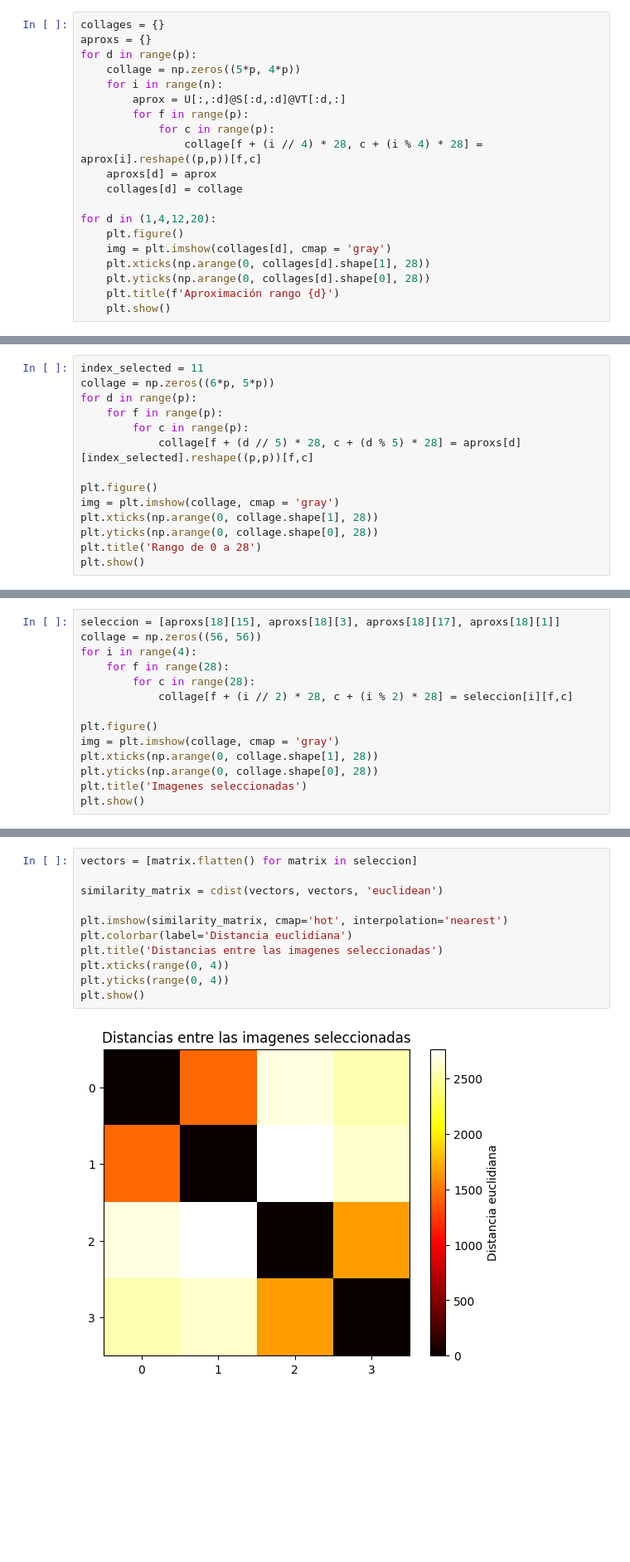
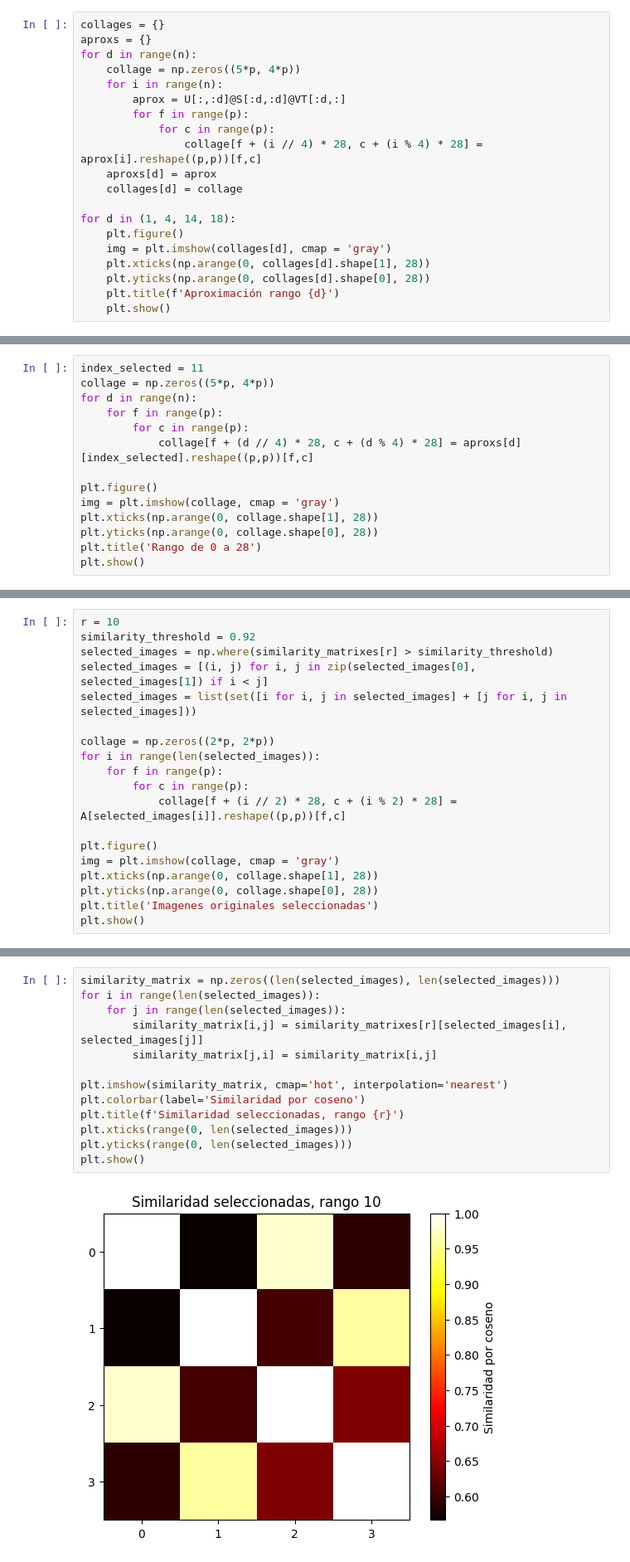
Before and after one commit to BrunoDC-dev/Metodos-numericos-2, a Jupyter notebook: TP3/p2.ipynb, the cells around one changed output, grey strips where cells are left out. Shown at 83% size. Cells and saved outputs as stored; diff of their text form; blank space fills up the shorter version.

```diff
--- a/TP3/p2.ipynb
+++ b/TP3/p2.ipynb
@@ -47,7 +47,7 @@ plt.show()
 # %%
 collages = {}
 aproxs = {}
-for d in range(p):
+for d in range(n):
     collage = np.zeros((5*p, 4*p))
     for i in range(n):
         aprox = U[:,:d]@S[:d,:d]@VT[:d,:]
@@ -57,7 +57,7 @@ for d in range(p):
     aproxs[d] = aprox
     collages[d] = collage
 
-for d in (1,4,12,20):
+for d in (1, 4, 14, 18):
     plt.figure()
     img = plt.imshow(collages[d], cmap = 'gray')
     plt.xticks(np.arange(0, collages[d].shape[1], 28))
@@ -90,11 +90,11 @@ plt.show()
 [figure]
 # %%
 index_selected = 11
-collage = np.zeros((6*p, 5*p))
-for d in range(p):
+collage = np.zeros((5*p, 4*p))
+for d in range(n):
     for f in range(p):
         for c in range(p):
-            collage[f + (d // 5) * 28, c + (d % 5) * 28] = aproxs[d][index_selected].reshape((p,p))[f,c]
+            collage[f + (d // 4) * 28, c + (d % 4) * 28] = aproxs[d][index_selected].reshape((p,p))[f,c]
 
 plt.figure()
 img = plt.imshow(collage, cmap = 'gray')
@@ -134,15 +150,20 @@ for d in (1,5,25):
 # %%
-seleccion = [aproxs[18][15], aproxs[18][3], aproxs[18][17], aproxs[18][1]]
-collage = np.zeros((56, 56))
-for i in range(4):
-    for f in range(28):
-        for c in range(28):
-            collage[f + (i // 2) * 28, c + (i % 2) * 28] = seleccion[i][f,c]
+r = 10
+similarity_threshold = 0.92
+selected_images = np.where(similarity_matrixes[r] > similarity_threshold)
+selected_images = [(i, j) for i, j in zip(selected_images[0], selected_images[1]) if i < j]
+selected_images = list(set([i for i, j in selected_images] + [j for i, j in selected_images]))
+
+collage = np.zeros((2*p, 2*p))
+for i in range(len(selected_images)):
+    for f in range(p):
+        for c in range(p):
+            collage[f + (i // 2) * 28, c + (i % 2) * 28] = A[selected_images[i]].reshape((p,p))[f,c]
 
 plt.figure()
 img = plt.imshow(collage, cmap = 'gray')
 plt.xticks(np.arange(0, collage.shape[1], 28))
 plt.yticks(np.arange(0, collage.shape[0], 28))
-plt.title('Imagenes seleccionadas')
+plt.title('Imagenes originales seleccionadas')
 plt.show()
 # %% [output]
@@ -150,16 +171,18 @@ plt.show()
 # %%
-vectors = [matrix.flatten() for matrix in seleccion]
-
-similarity_matrix = cdist(vectors, vectors, 'euclidean')
+similarity_matrix = np.zeros((len(selected_images), len(selected_images)))
+for i in range(len(selected_images)):
+    for j in range(len(selected_images)):
+        similarity_matrix[i,j] = similarity_matrixes[r][selected_images[i], selected_images[j]]
+        similarity_matrix[j,i] = similarity_matrix[i,j]
 
 plt.imshow(similarity_matrix, cmap='hot', interpolation='nearest')
-plt.colorbar(label='Distancia euclidiana')
-plt.title('Distancias entre las imagenes seleccionadas')
-plt.xticks(range(0, 4))
-plt.yticks(range(0, 4))
+plt.colorbar(label='Similaridad por coseno')
+plt.title(f'Similaridad seleccionadas, rango {r}')
+plt.xticks(range(0, len(selected_images)))
+plt.yticks(range(0, len(selected_images)))
 plt.show()
 # %% [output]
-[figure, old version]
+[figure, new version]
 # %% [markdown]
 4. Dado el dataset dataset_imagenes2.zip encontrar d, el número mínimo de dimensiones a las que se
 puede reducir la dimensionalidad de su representación mediante valores singulares tal que el error de
```
Also changed, not shown: parts of 9 cells of this notebook.
